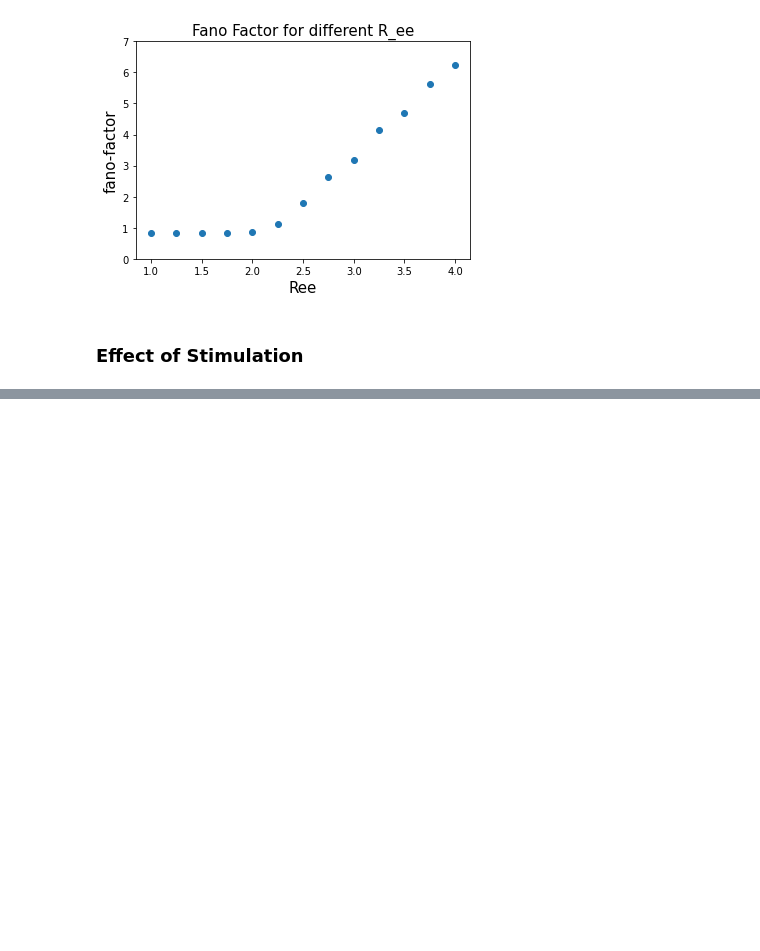
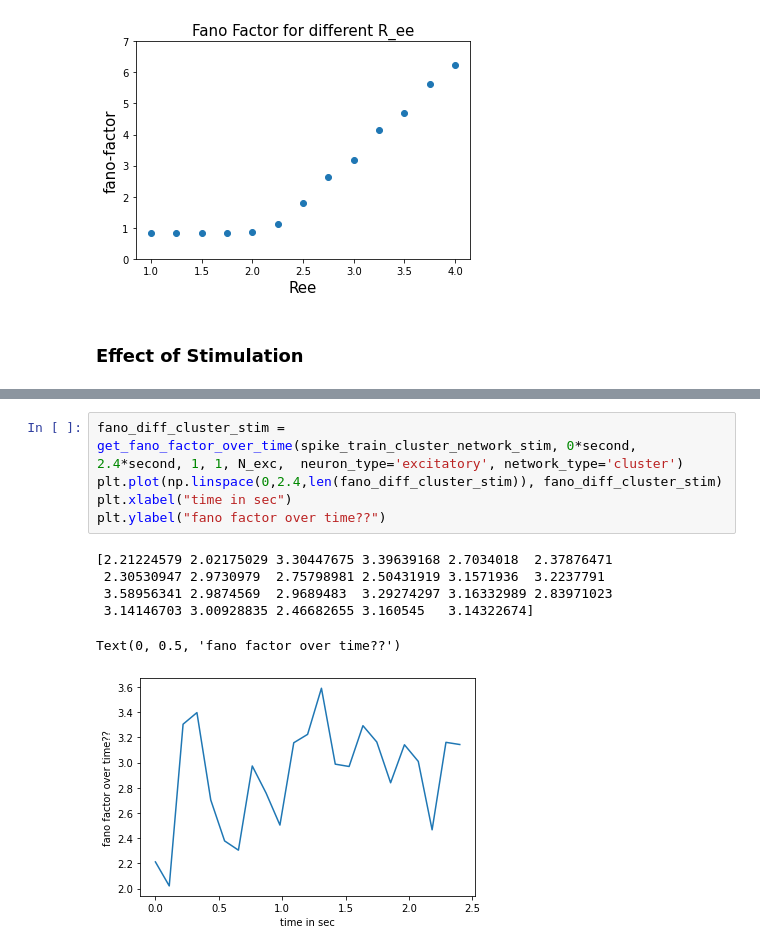
Before and after one commit to anujanegi/clustered-connections, a Jupyter notebook: Slow Dynamics and High Variability in Networks with Clustered Connections.ipynb, the cells around one changed output, grey strips where cells are left out. Cells and saved outputs as stored; diff of their text form; blank space fills up the shorter version.

```diff
--- a/Slow Dynamics and High Variability in Networks with Clustered Connections.ipynb
+++ b/Slow Dynamics and High Variability in Networks with Clustered Connections.ipynb
@@ -91,0 +99,12 @@ fano_factor_over_ree_plot(fano_Ree_avg, np.linspace(1,4,13))
+# %%
+fano_diff_cluster_stim = get_fano_factor_over_time(spike_train_cluster_network_stim, 0*second, 2.4*second, 1, 1, N_exc,  neuron_type='excitatory', network_type='cluster')
+plt.plot(np.linspace(0,2.4,len(fano_diff_cluster_stim)), fano_diff_cluster_stim)
+plt.xlabel("time in sec")
+plt.ylabel("fano factor over time??")
+# %% [output]
+[2.21224579 2.02175029 3.30447675 3.39639168 2.7034018  2.37876471
+ 2.30530947 2.9730979  2.75798981 2.50431919 3.1571936  3.2237791
+ 3.58956341 2.9874569  2.9689483  3.29274297 3.16332989 2.83971023
+ 3.14146703 3.00928835 2.46682655 3.160545   3.14322674]
+Text(0, 0.5, 'fano factor over time??')
+[figure, added]
```
Also changed, not shown: parts of 4 cells of this notebook, 3 other files.
